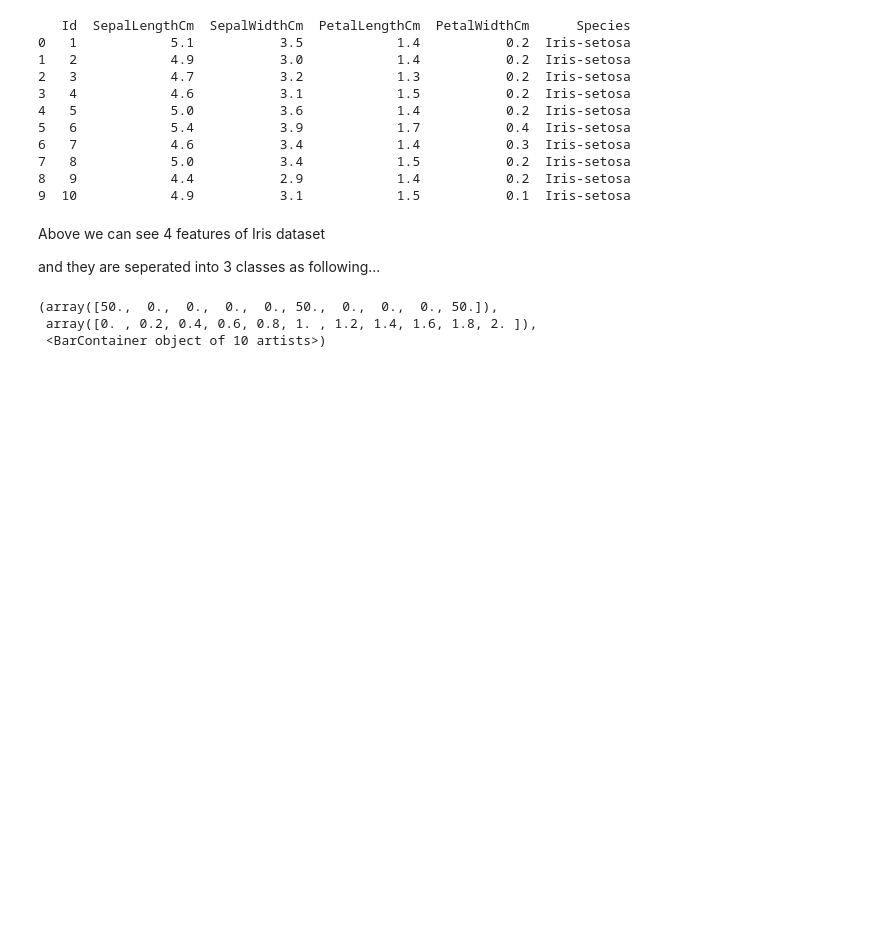
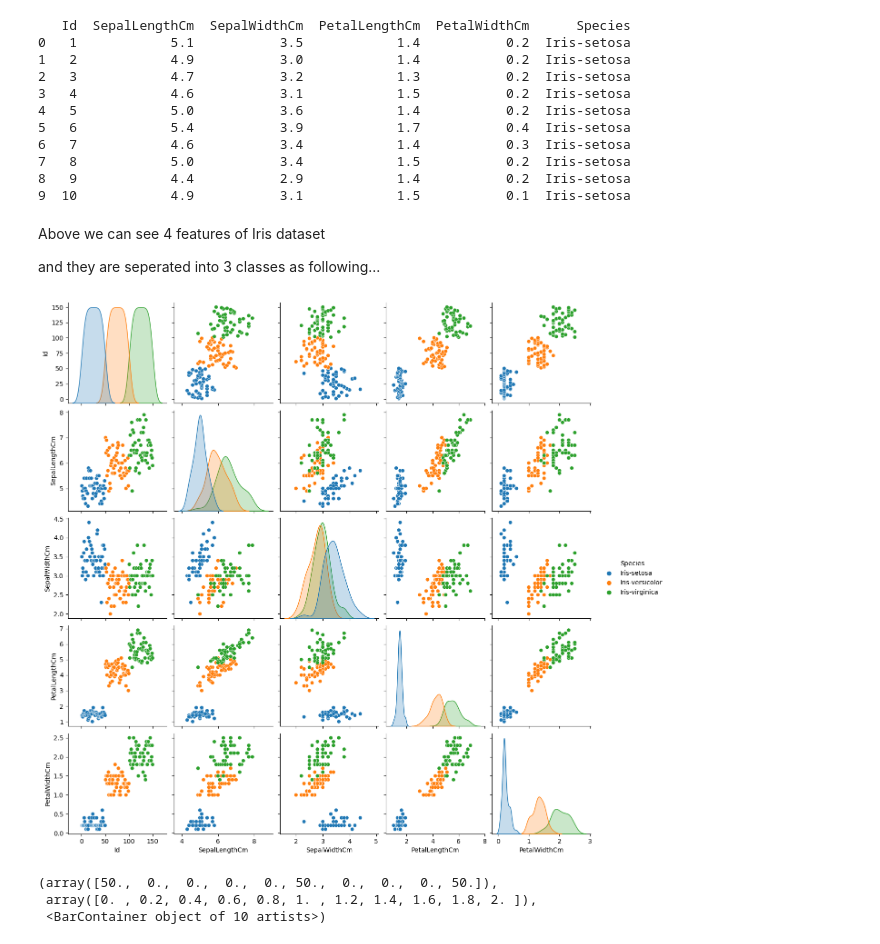
Before and after one commit to omshinde9898/models, a Jupyter notebook: logistic_regx_iris/Iris_regx.ipynb, the cells around one changed output. Saved outputs shown, nothing was run; the diff lists cells and outputs as text; code cells hidden in the pictures; blank space fills up the shorter version.

```diff
--- a/logistic_regx_iris/Iris_regx.ipynb
+++ b/logistic_regx_iris/Iris_regx.ipynb
@@ -45,6 +45,12 @@ print(data.head(10))
 Above we can see 4 features of Iris dataset</br>
 
 and they are seperated into 3 classes as following...
+# %%
+import seaborn as sns
+
+g=sns.pairplot(data, hue="Species", size= 2.5)
+# %% [output]
+[figure, added]
 # %%
 plt.hist(data['Species'])
 # %% [output]
```
Also changed, not shown: parts of 7 cells of this notebook.
